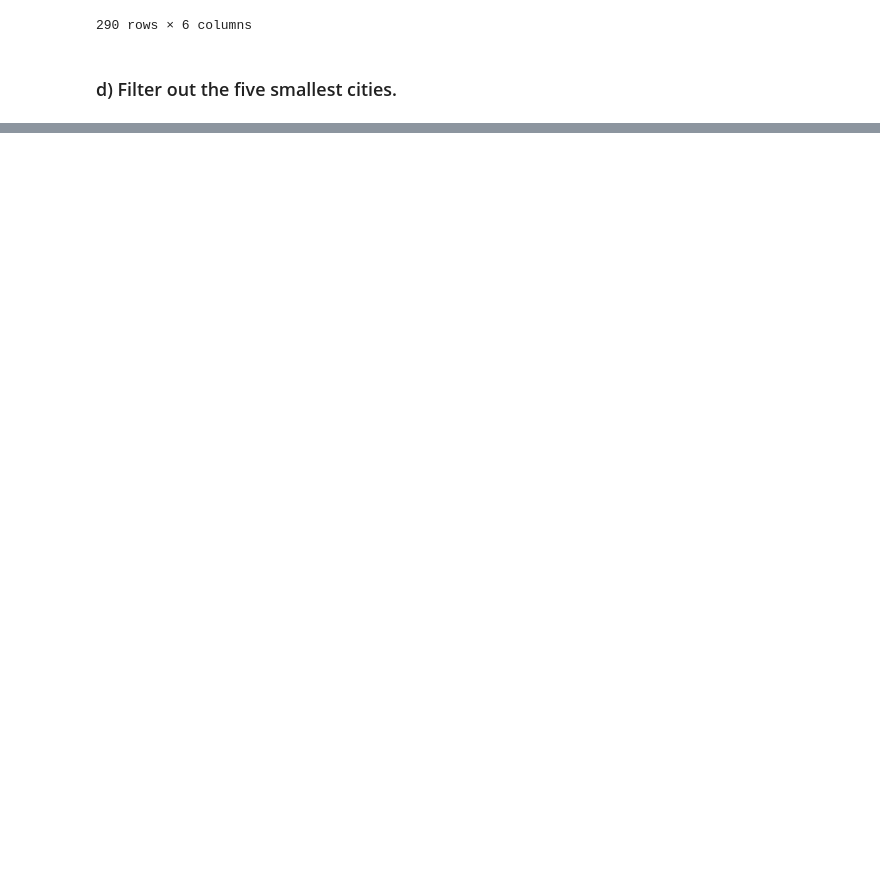
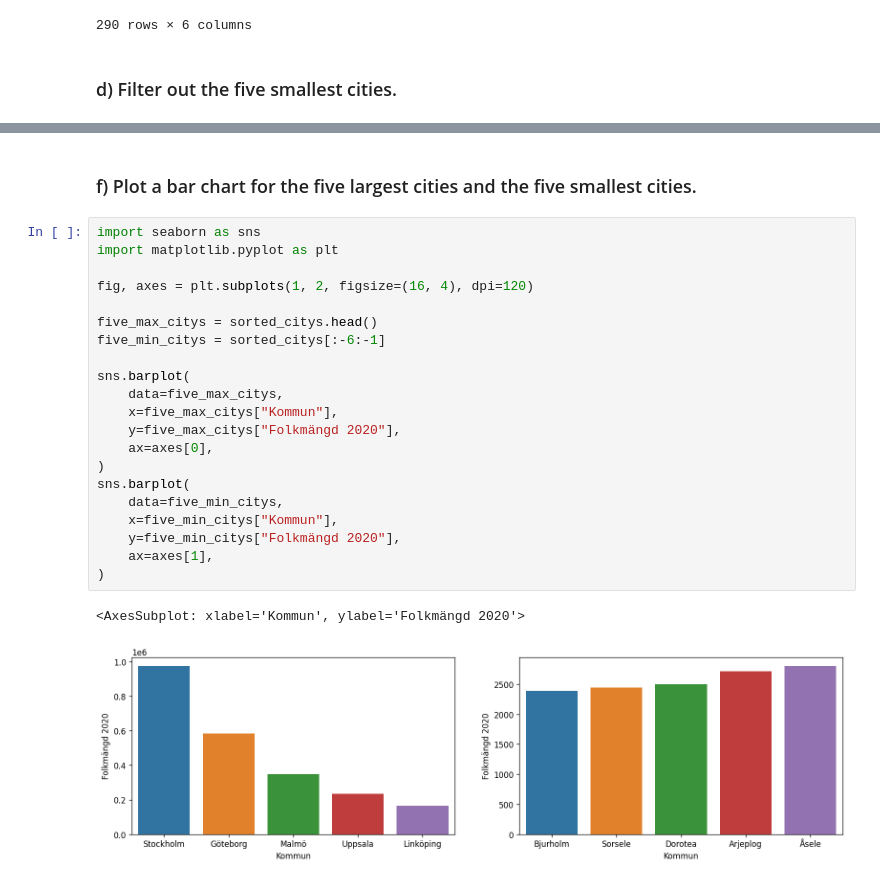
Before and after one commit to Canesp/Databehandling-Philip-de-Canesie, a Jupyter notebook: exercises/E00_exercises.ipynb, the cells around one changed output, grey strips where cells are left out. Saved outputs shown, nothing was run; the diff lists cells and outputs as text; blank space fills up the shorter version.

```diff
--- a/exercises/E00_exercises.ipynb
+++ b/exercises/E00_exercises.ipynb
@@ -158,0 +191,26 @@ sorted_citys
+# %% [markdown]
+### f) Plot a bar chart for the five largest cities and the five smallest cities.
+# %%
+import seaborn as sns
+import matplotlib.pyplot as plt
+
+fig, axes = plt.subplots(1, 2, figsize=(16, 4), dpi=120)
+
+five_max_citys = sorted_citys.head()
+five_min_citys = sorted_citys[:-6:-1]
+
+sns.barplot(
+    data=five_max_citys,
+    x=five_max_citys["Kommun"],
+    y=five_max_citys["Folkmängd 2020"],
+    ax=axes[0],
+)
+sns.barplot(
+    data=five_min_citys,
+    x=five_min_citys["Kommun"],
+    y=five_min_citys["Folkmängd 2020"],
+    ax=axes[1],
+)
+# %% [output]
+<AxesSubplot: xlabel='Kommun', ylabel='Folkmängd 2020'>
+[figure, added]
```
Also changed, not shown: parts of 13 cells of this notebook.
